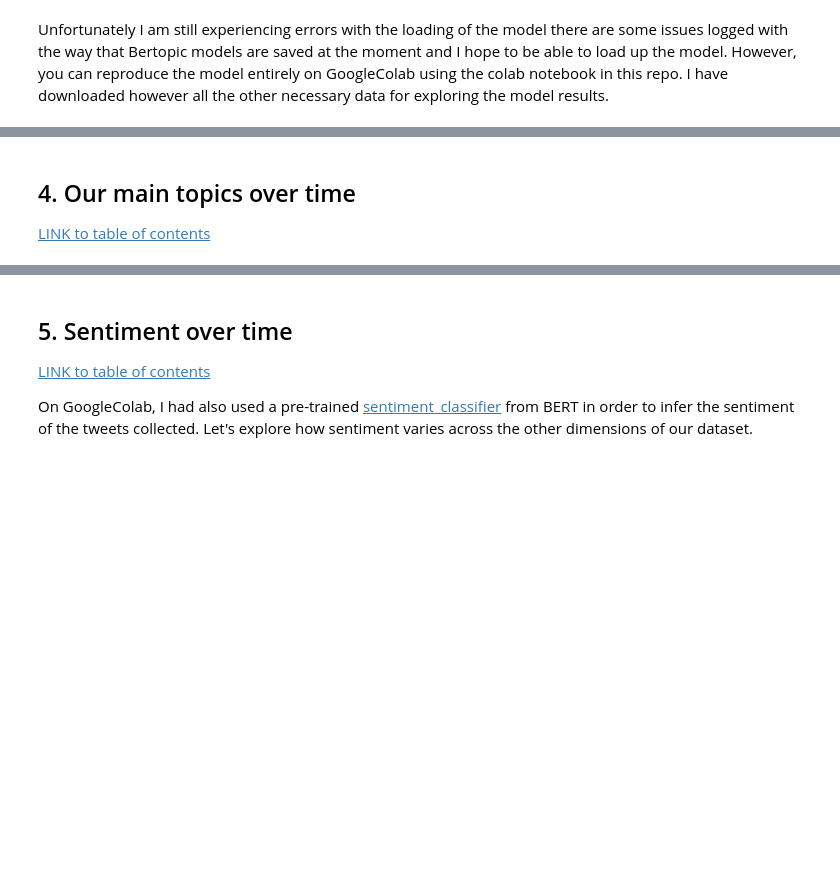
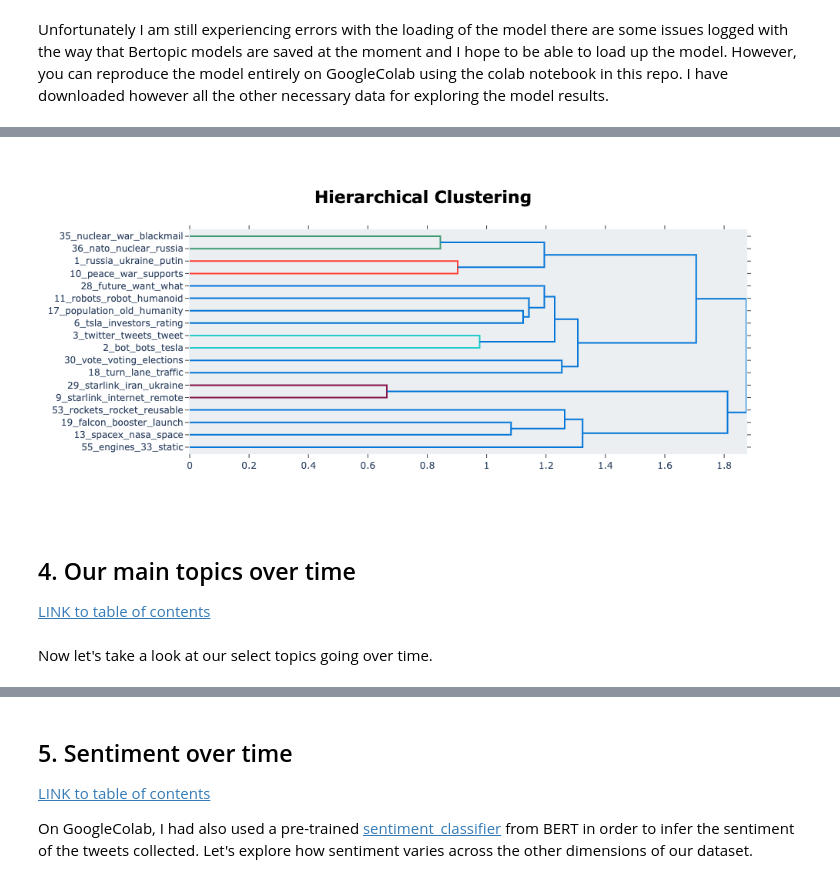
Before and after one commit to Ioana-P/twitter_topic_and_sentiment_tracking, a Jupyter notebook: 2. Topic_modelling_with_BERT.ipynb, the cells around one changed output, grey strips where cells are left out. Cells and saved outputs as stored; diff of their text form; code cells hidden in the pictures; blank space fills up the shorter version.

```diff
--- a/2. Topic_modelling_with_BERT.ipynb
+++ b/2. Topic_modelling_with_BERT.ipynb
@@ -90,0 +348,5 @@ memory usage: 2.1+ MB
+# %%
+from IPython.display import Image
+Image("fig/hierarchical_select_top.png")
+# %% [output]
+[figure, added]
@@ -94,3 +358,5 @@ memory usage: 2.1+ MB
 ## 4. Our main topics over time
 
 [LINK to table of contents](#contents)
+# %% [markdown]
+Now let's take a look at our select topics going over time.
```
Also changed, not shown: parts of 51 cells of this notebook.
